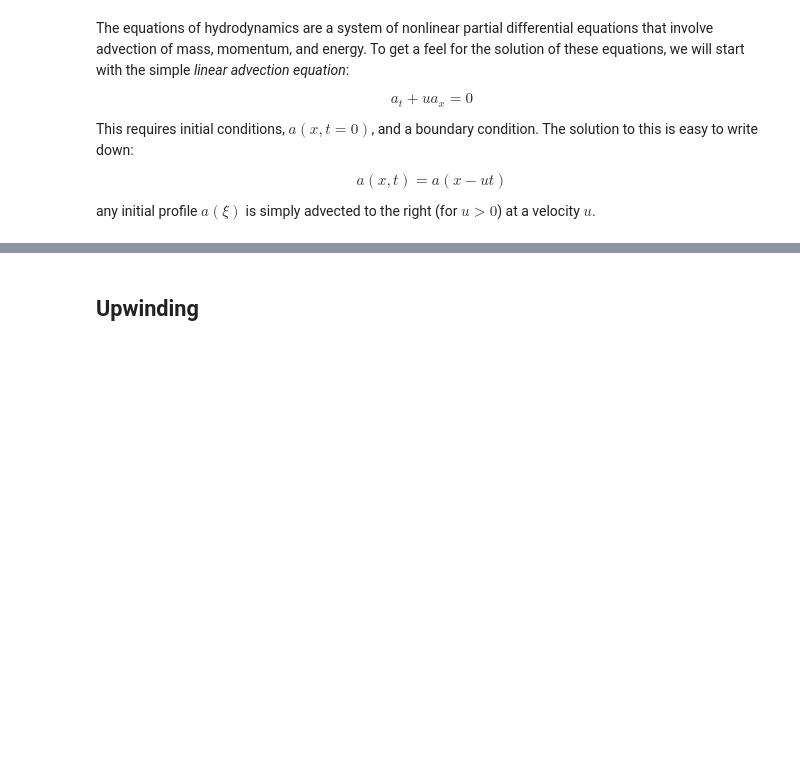
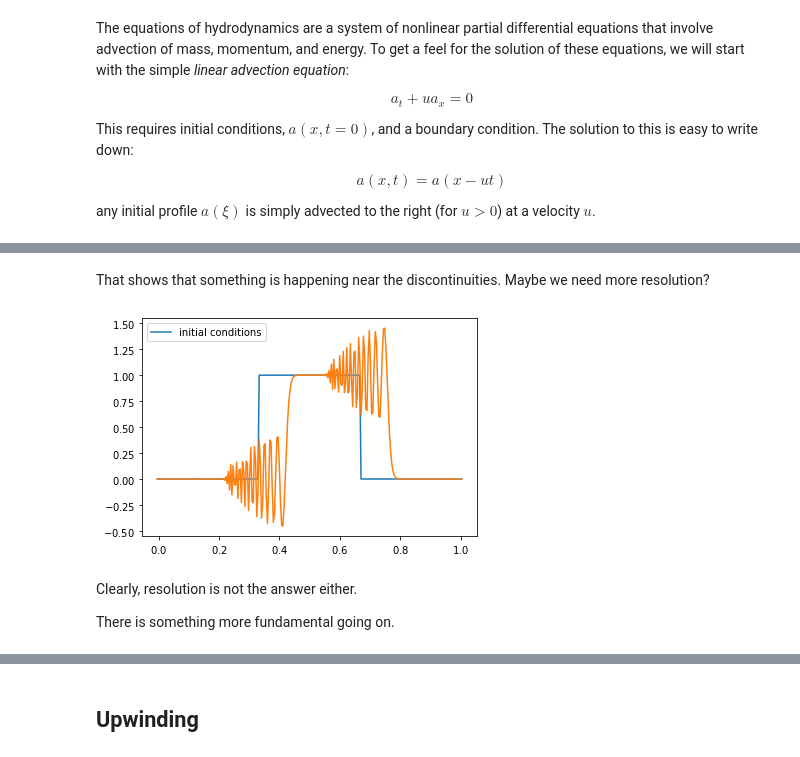
Before and after one commit to zingale/comp_astro_tutorial, a Jupyter notebook: content/05-advection/advection-partI.ipynb, the cells around one changed output, grey strips where cells are left out. Drawn from its saved outputs; the diff is of its cells as text; code cells hidden in the pictures; blank space fills up the shorter version.

```diff
--- a/content/05-advection/advection-partI.ipynb
+++ b/content/05-advection/advection-partI.ipynb
@@ -27,0 +186,12 @@ This would look like
+# %% [markdown]
+That shows that something is happening near the discontinuities.  Maybe we need more resolution?
+# %%
+nx = 256
+g = ftcs_advection(nx, u, C, init_cond=tophat, num_periods=0.1)
+fig = g.plot()
+# %% [output]
+[figure, added]
+# %% [markdown]
+Clearly, resolution is not the answer either.
+
+There is something more fundamental going on.
```
Also changed, not shown: parts of 22 cells of this notebook, 3 other files.
